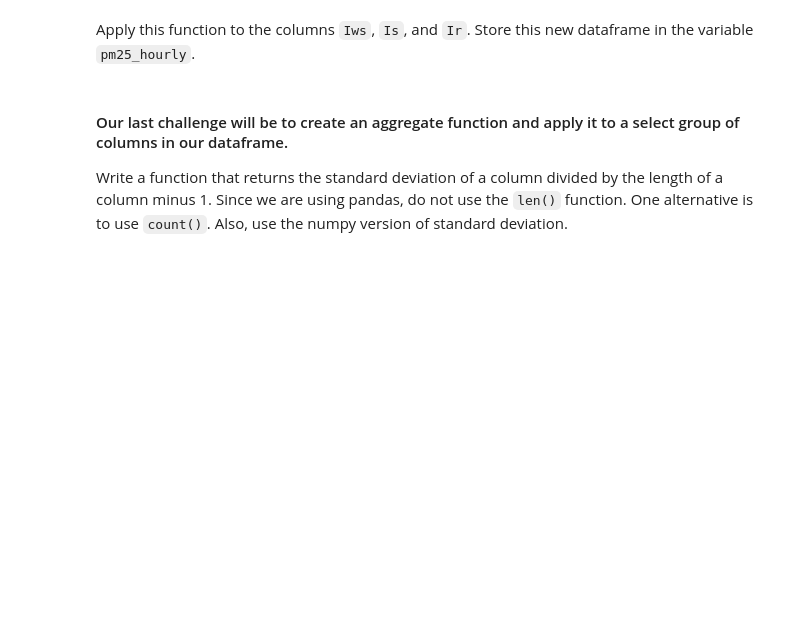
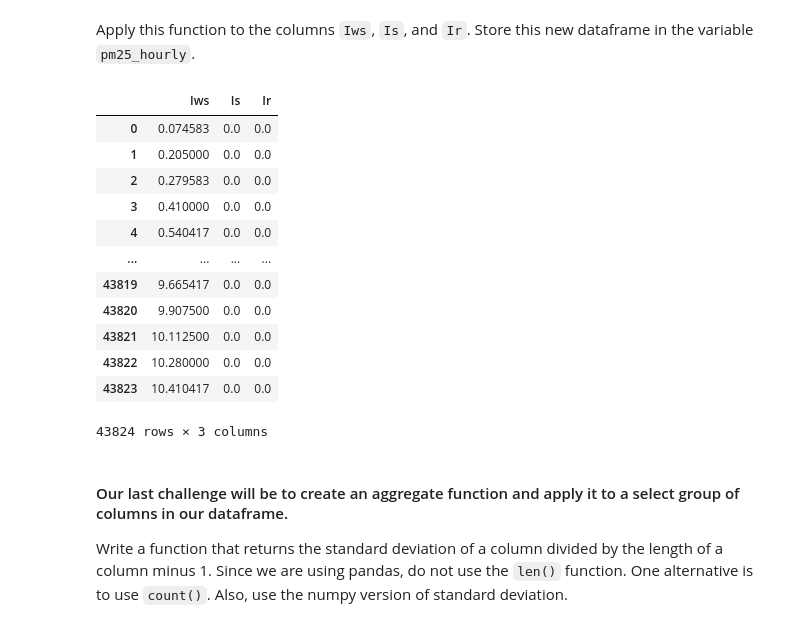
Before and after one commit to Ironhack-Data-Madrid-PartTime-Oct22/lab-map-filter-reduce, a Jupyter notebook: your-code/main.ipynb, the cells around one changed output. Cells and saved outputs as stored; diff of their text form; code cells hidden in the pictures; blank space fills up the shorter version.

```diff
--- a/your-code/main.ipynb
+++ b/your-code/main.ipynb
@@ -282,3 +296,34 @@ Apply this function to the columns `Iws`, `Is`, and `Ir`. Store this new datafra
+# %%
+def reacer(nombre):
+    lista = []
+    for i in df[nombre]:
+        lista.append(i)
+    return list(map(hourly,lista))
+#lista_Iws = lambda df['Iws']: [x for x in df['Iws']]
+# %%
+list_Iws = reacer("Iws")
+list_Is = reacer("Is")
+list_Ir = reacer("Ir")
+# %%
+# your code here
+datos = {"Iws": list_Iws,"Is": list_Is,"Ir": list_Ir}
+pm25_hourly = pd.DataFrame(datos)
+# %%
+pm25_hourly
+# %% [output]
+|  | Iws | Is | Ir |
+| 0 | 0.074583 | 0.0 | 0.0 |
+| 1 | 0.205000 | 0.0 | 0.0 |
+| 2 | 0.279583 | 0.0 | 0.0 |
+| 3 | 0.410000 | 0.0 | 0.0 |
+| 4 | 0.540417 | 0.0 | 0.0 |
+| ... | ... | ... | ... |
+| 43819 | 9.665417 | 0.0 | 0.0 |
+| 43820 | 9.907500 | 0.0 | 0.0 |
+| 43821 | 10.112500 | 0.0 | 0.0 |
+| 43822 | 10.280000 | 0.0 | 0.0 |
+| 43823 | 10.410417 | 0.0 | 0.0 |
+43824 rows × 3 columns
 # %% [markdown]
 #### Our last challenge will be to create an aggregate function and apply it to a select group of columns in our dataframe.
 
```
Also changed, not shown: parts of 18 cells of this notebook.
